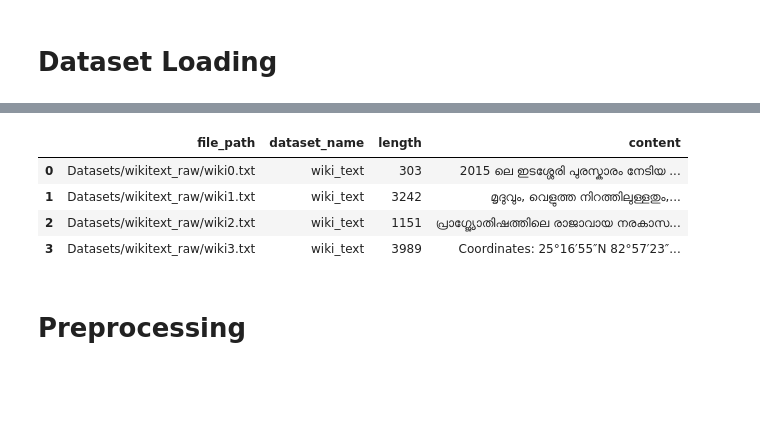
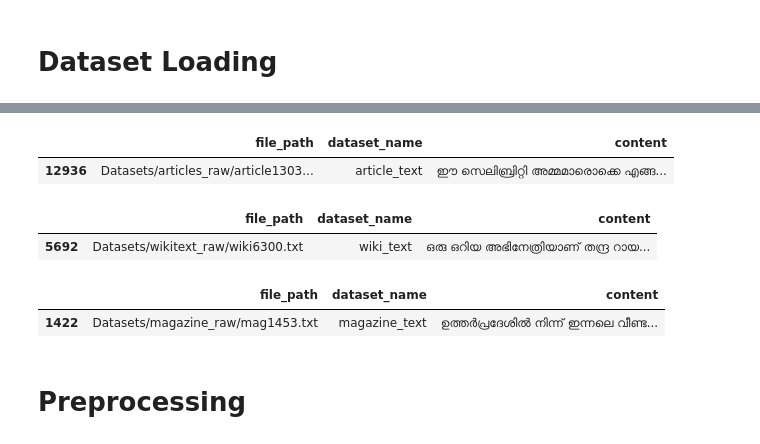
Before and after one commit to lkarjun/malayalam-language-model, a Jupyter notebook: Data-Preprocessing/data_preprocessing.ipynb, the cells around one changed output, grey strips where cells are left out. Saved outputs shown, nothing was run; the diff lists cells and outputs as text; code cells hidden in the pictures; blank space fills up the shorter version.

```diff
--- a/Data-Preprocessing/data_preprocessing.ipynb
+++ b/Data-Preprocessing/data_preprocessing.ipynb
@@ -64,11 +62,18 @@ mag.head(4)
-# %%
-wiki.head(4)
-# %% [output]
-|  | file_path | dataset_name | length | content |
-| 0 | Datasets/wikitext_raw/wiki0.txt | wiki_text | 303 | 2015 ലെ ഇടശ്ശേരി പുരസ്കാരം നേടിയ ... |
-| 1 | Datasets/wikitext_raw/wiki1.txt | wiki_text | 3242 | മൃദുവും, വെളുത്ത നിറത്തിലുള്ളതും,... |
-| 2 | Datasets/wikitext_raw/wiki2.txt | wiki_text | 1151 | പ്രാഗ്ജ്യോതിഷത്തിലെ രാജാവായ നരകാസ... |
-| 3 | Datasets/wikitext_raw/wiki3.txt | wiki_text | 3989 | Coordinates: 25°16′55″N 82°57′23″... |
+# %%
+art.sample()
+# %% [output]
+|  | file_path | dataset_name | content |
+| 12936 | Datasets/articles_raw/article1303... | article_text | ഈ സെലിബ്രിറ്റി അമ്മമാരൊക്കെ എങ്ങ... |
+# %%
+wiki.sample()
+# %% [output]
+|  | file_path | dataset_name | content |
+| 5692 | Datasets/wikitext_raw/wiki6300.txt | wiki_text | ഒരു ഒറിയ അഭിനേത്രിയാണ് തന്ദ്ര റായ... |
+# %%
+mag.sample()
+# %% [output]
+|  | file_path | dataset_name | content |
+| 1422 | Datasets/magazine_raw/mag1453.txt | magazine_text | ഉത്തർപ്രദേശിൽ നിന്ന് ഇന്നലെ വീണ്ട... |
 # %% [markdown]
 # Preprocessing
 # %% [markdown]
```
Also changed, not shown: parts of 34 cells of this notebook.
